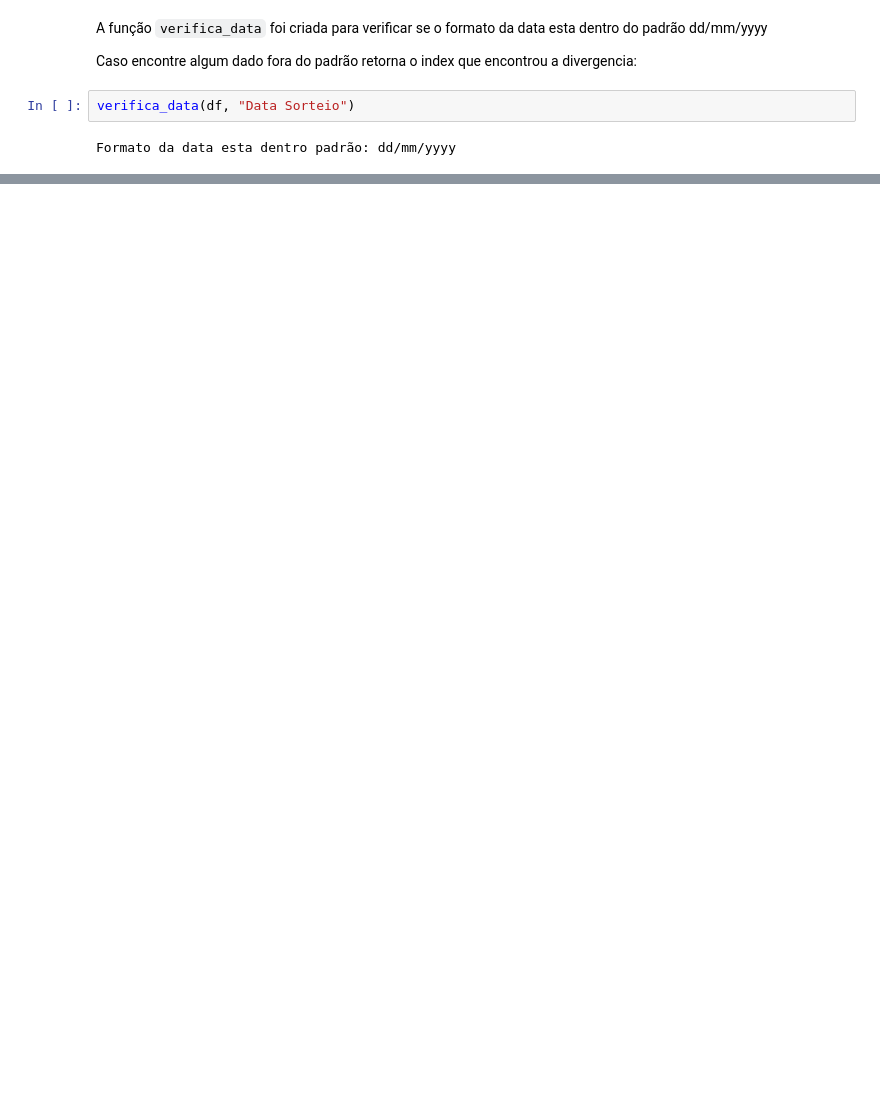
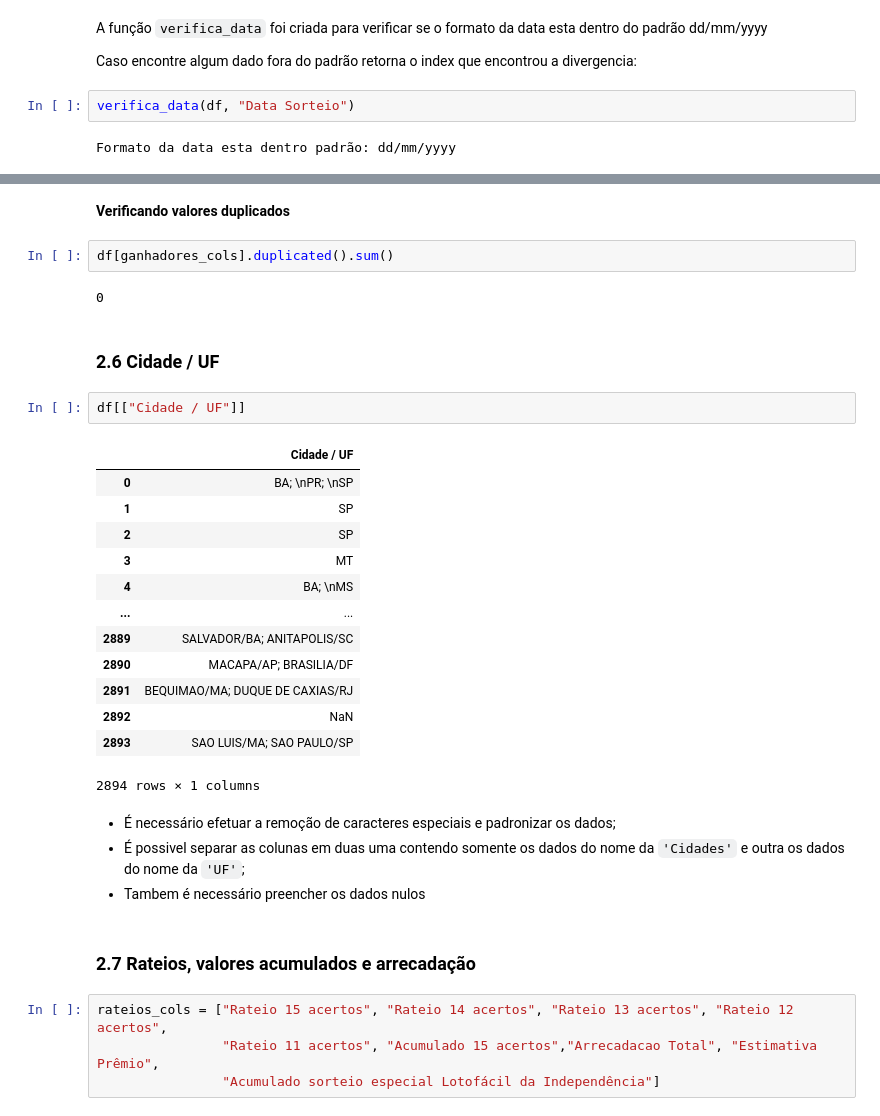
Before and after one commit to AurelioGuilherme/ETL-Engenharia-de-dados-DNC, a Jupyter notebook: Notebook/lotofacil.ipynb, the cells around one changed output, grey strips where cells are left out. Saved outputs shown, nothing was run; the diff lists cells and outputs as text; blank space fills up the shorter version.

```diff
--- a/Notebook/lotofacil.ipynb
+++ b/Notebook/lotofacil.ipynb
@@ -202,0 +263,34 @@ Nota-se que o as informações contidas sobre os números das bola sorteadas est
+# %% [markdown]
+**Verificando valores duplicados**
+# %%
+df[ganhadores_cols].duplicated().sum()
+# %% [output]
+0
+# %% [markdown]
+### 2.6 Cidade / UF
+# %%
+df[["Cidade / UF"]]
+# %% [output]
+|  | Cidade / UF |
+| 0 | BA; \nPR; \nSP |
+| 1 | SP |
+| 2 | SP |
+| 3 | MT |
+| 4 | BA; \nMS |
+| ... | ... |
+| 2889 | SALVADOR/BA; ANITAPOLIS/SC |
+| 2890 | MACAPA/AP; BRASILIA/DF |
+| 2891 | BEQUIMAO/MA; DUQUE DE CAXIAS/RJ |
+| 2892 | NaN |
+| 2893 | SAO LUIS/MA; SAO PAULO/SP |
+2894 rows × 1 columns
+# %% [markdown]
+* É necessário efetuar a remoção de caracteres especiais e padronizar os dados;
+* É possivel separar as colunas em duas uma contendo somente os dados do nome da `'Cidades'` e outra os dados do nome da  `'UF'`;
+* Tambem é necessário preencher os dados nulos
+# %% [markdown]
+### 2.7 Rateios, valores acumulados e arrecadação
+# %%
+rateios_cols = ["Rateio 15 acertos", "Rateio 14 acertos", "Rateio 13 acertos", "Rateio 12 acertos",
+                "Rateio 11 acertos", "Acumulado 15 acertos","Arrecadacao Total", "Estimativa Prêmio",
+                "Acumulado sorteio especial Lotofácil da Independência"]
```
Also changed, not shown: parts of 55 cells of this notebook, 1 other file.
